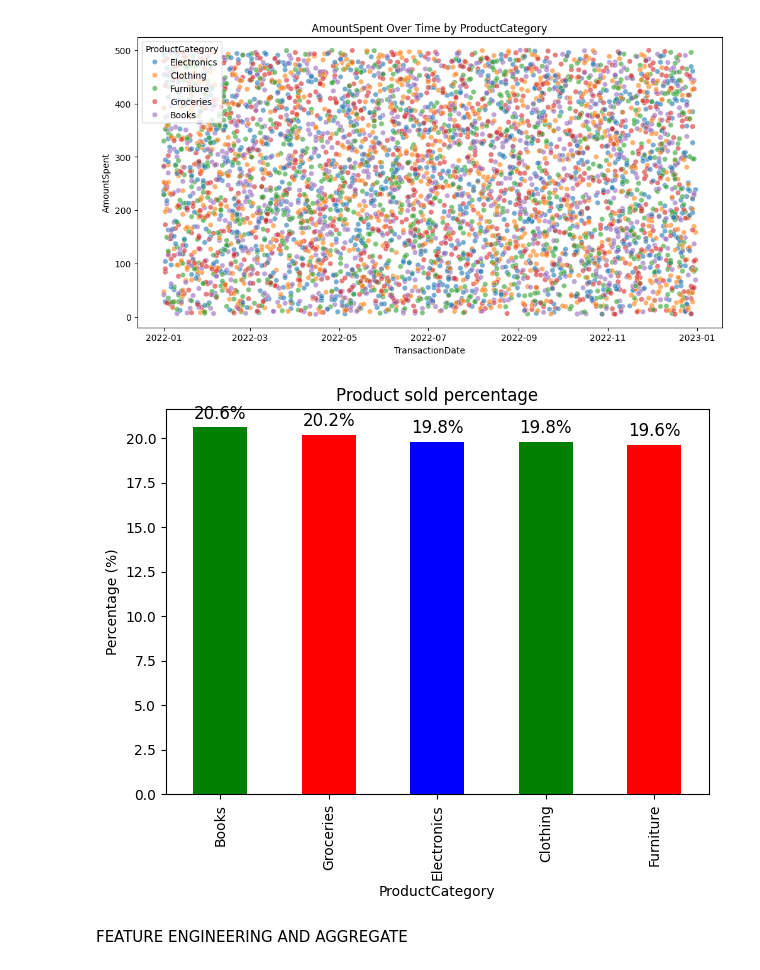
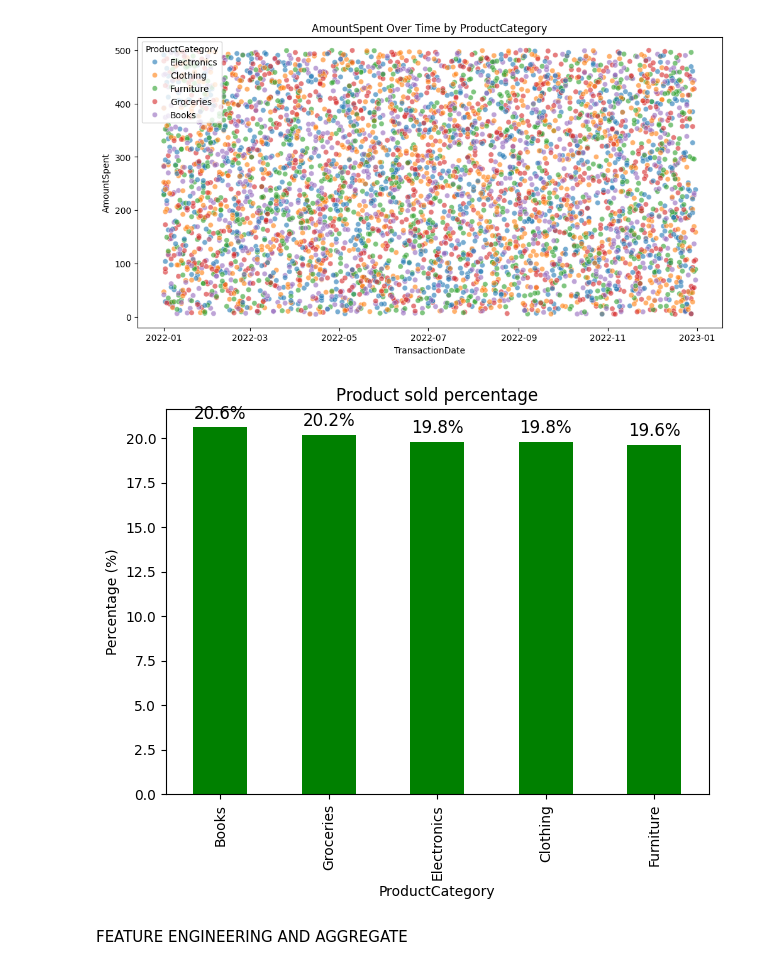
Before and after one commit to cjordan239/Loydbank_ds, a Jupyter notebook: task1.ipynb, the cells around one changed output. Cells and saved outputs as stored; diff of their text form; code cells hidden in the pictures.

```diff
--- a/task1.ipynb
+++ b/task1.ipynb
@@ -154,18 +154,18 @@ plt.show()
 # %%
 product_sold = transaction_df["ProductCategory"]
 product_sold_percentage = product_sold.value_counts(normalize=True) * 100
 
 plt.figure(figsize=(7, 5))
-ax = product_sold_percentage.plot(kind="bar", color=["green", "red", "blue"])
+ax = product_sold_percentage.plot(kind="bar", color=["green"])
 
 for i, v in enumerate(product_sold_percentage):
     ax.text(i, v + 0.5, f"{v:.1f}%", ha="center", fontsize=12)
 
 plt.ylabel('Percentage (%)')
 plt.title('Product sold percentage')
 plt.show()
 # %% [output]
-[figure, old version]
+[figure, new version]
 # %% [markdown]
 FEATURE ENGINEERING AND AGGREGATE
 # %% [markdown]
```
Also changed, not shown: parts of 3 cells of this notebook.
